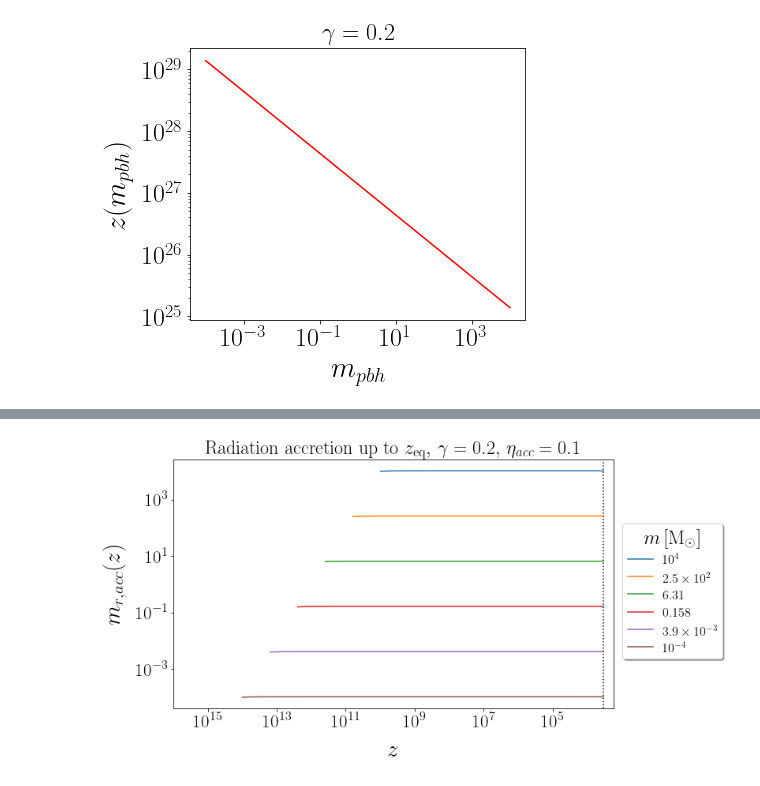
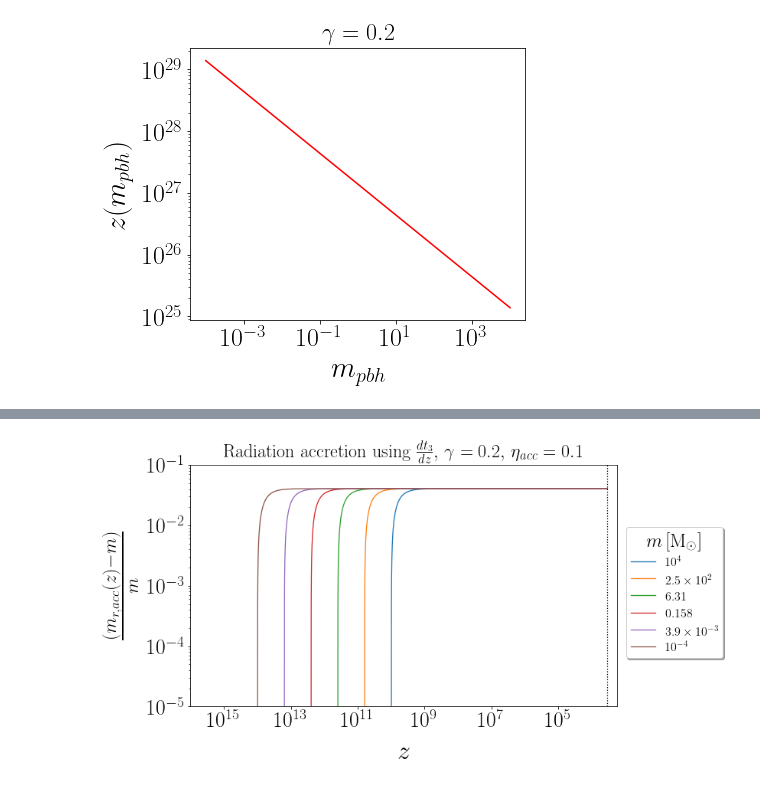
Before and after one commit to pratibhajangra591/project-2, a Jupyter notebook: accretion.ipynb, the cells around one changed output, grey strips where cells are left out. Saved outputs shown, nothing was run; the diff lists cells and outputs as text; code cells hidden in the pictures.

```diff
--- a/accretion.ipynb
+++ b/accretion.ipynb
@@ -43,52 +232,54 @@ plt.show()
 #Accretion of radiation around the PBH in radiation domination
 # as per ρ = ρ_r0 (1 + z)⁴ up to z_eq.
 # v<< c_s
-# Using dt/dz as per t = np.sqrt(3/(4 * np.pi * G * ρ_eq)) * ((2/3) * (s-2) * np.sqrt(s+1) + (4/3))
+# Using dt/dz as per t_3 = np.sqrt(3/(4 * np.pi * G * ρ_eq)) * ((2/3) * (s-2) * np.sqrt(s+1) + (4/3))
 # with s = a/a_eq
 
 
 
-def m_racc(γ, m, z):
+def m_racc_t3(γ, m, z):
     z_i = z_pbh(m,  γ)
     c_s  = c/np.sqrt(3)
-    α  = ((4 * π * (G**2))/(c_s**3)) * ((3/(8 * π * G * ρ_c0))**(1/2))
+    α_t3 = ((4 * π * (G**2))/(c_s**3)) * ((3/(8 * π * G * ρ_c0))**(1/2))
     def integral(z):
         y = (1 + z)
         a = Ω_r0
         b = Ω_m0
         first_term = np.sqrt(a) * (y**3) * (2 * a**2 * y**2 - a * b * y - 3 * b**2)
         second_term = 3 * (b**(5/2)) * (y**(5/2)) * np.sqrt((a * y/b) + 1) * np.arcsinh(np.sqrt(a * y/b))
         third_term = 4 * (a**(5/2)) * np.sqrt((y**(5)) * (a * y + b))
         return (first_term + second_term)/ third_term
 
-    return 1/(α *  ρ_r0  * (integral(z) - integral(z_i)) *  η_acc   + 1/m )
+    return 1/(α_t3 *  ρ_r0  * (integral(z) - integral(z_i)) *  η_acc   + 1/m )
 
 
 fig, ax = plt.subplots(1, figsize = (10, 5.8))
 colors = ['C0', 'C1','C2','C3','C4', 'C5']
 
 for i, (m, color) in enumerate(zip(m_1_list, colors)):
     m*= M_solar
     γ = 0.2
     z_i = z_pbh(m,  γ)
     z = np.geomspace(z_i, z_eq, 100000)
-    ax.loglog(z, m_racc(γ, m, z)/M_solar , color = color)
+    ax.loglog(z, (m_racc_t3(γ , m, z)- m)/m , color = color)
+
 
 
 plt.axvline(x = z_eq,  color = 'k',  linestyle = ':')
 plt.rc('lines', linewidth = 1.3)
-plt.xticks(fontsize = 23)
-plt.yticks(fontsize = 23)
-plt.xlabel('$z$',fontsize = 29.5, labelpad = 12)
-plt.ylabel(r'$m_{r, acc}(z) $',fontsize = 29.5, labelpad = 12)
+plt.xticks(fontsize = 28)
+plt.yticks(fontsize = 28)
+plt.xlabel('$z$',fontsize = 34.5, labelpad = 12)
+plt.ylabel(r'$\frac{(m_{r, acc}(z) - m)}{m} $',fontsize = 34.5, labelpad = 12)
 plt.legend(['$10^{4}$', r'$2.5\times 10^{2}$',
             '$6.31$', '$0.158$', r'$3.9\times 10^{-3}$', '$10^{-4}$'],
            prop = {'size':16}, loc = (1.02, 0.2), shadow = True,
            title = '$m\, [\mathrm{M_{\odot}}]$' ,
            title_fontsize = 25, facecolor = 'white', fontsize = 65)
 plt.xlim(1e16, 0.5*z_eq)
-plt.title('Radiation accretion up to $z_\mathrm{eq}, \, \gamma = 0.2,\, \eta_{acc} = 0.1$', fontsize = 24, pad = 8)
-#plt.savefig('racc.pdf', bbox_inches = 'tight')
+plt.ylim(1e-5, 0.1)
+plt.title(r'Radiation accretion using $\frac{dt_{3}}{dz}, \, \gamma = 0.2,\, \eta_{acc} = 0.1$', fontsize = 24, pad = 11)
+plt.savefig('racc_t3.pdf', bbox_inches = 'tight')
 plt.show()
 # %% [output]
-[figure, old version]
+[figure, new version]
```
Also changed, not shown: parts of 28 cells of this notebook.
